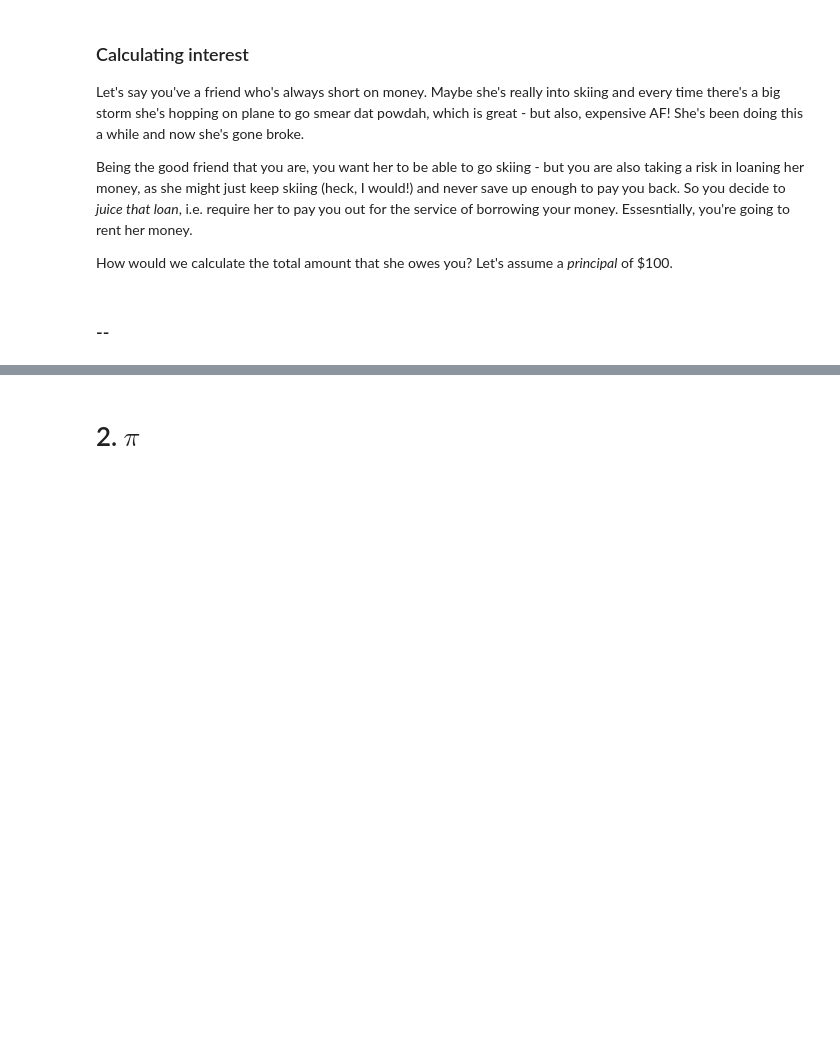
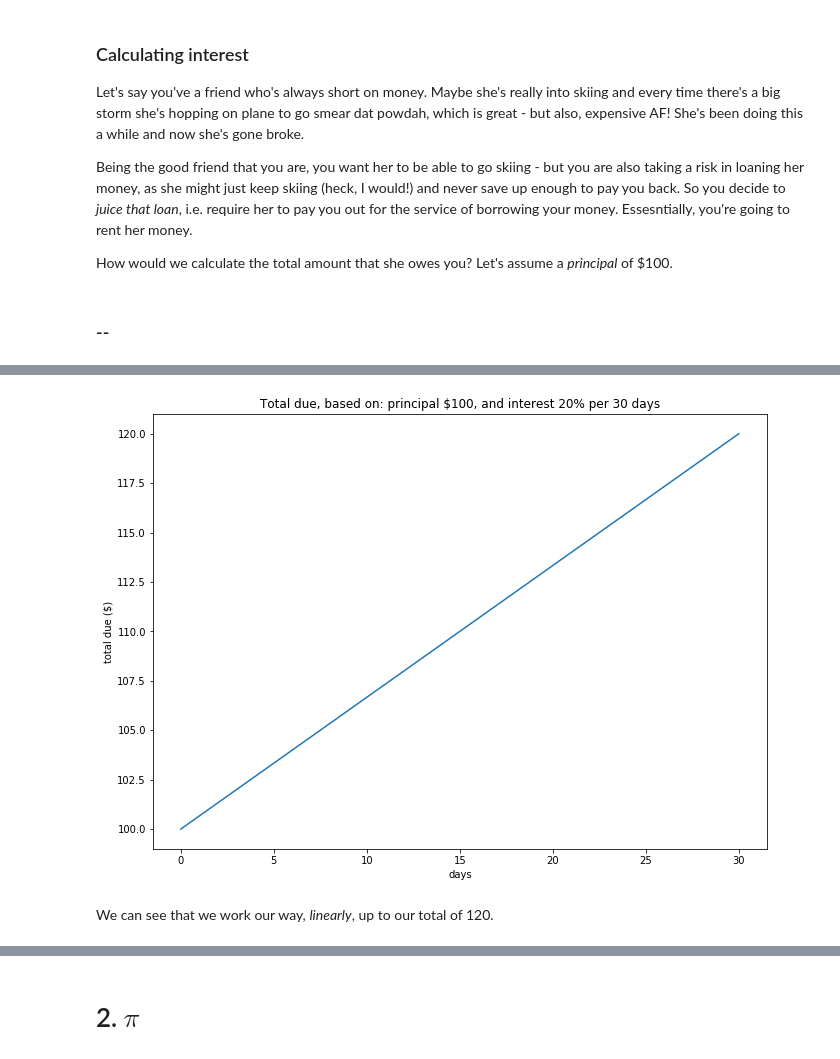
Before and after one commit to contently/math_class, a Jupyter notebook: limits.ipynb, the cells around one changed output, grey strips where cells are left out. Drawn from its saved outputs; the diff is of its cells as text; code cells hidden in the pictures; blank space fills up the shorter version.

```diff
--- a/limits.ipynb
+++ b/limits.ipynb
@@ -42,7 +46,7 @@ def plot_basic_interest(principal=100):
     xlab = fig.axes[0].set_xlabel("interest rate (%)")
     ylab = fig.axes[0].set_ylabel("total due ($)")
 
-    title = plt.title(f"Total due, based principal of ${principal}, across different interest rates")
+    title = plt.title(f"Total due, based on: principal of ${principal}, across different interest rates")
 
     return ax
 # %%
@@ -75,0 +67,29 @@ def basic_total_due_with_reapplying(principal, interest, num_periods_per_reapply
+# %%
+def basic_total_broken_up(principal, interest, periods_elapsed, periods_for_full_interest):
+    return (1 + (periods_elapsed / periods_for_full_interest) * interest) * principal
+# %%
+def plot_basic_interest_broken_up(principal=100, interest=20, days_for_full_interest=30):
+    fig = plt.figure(figsize=(11, 8))
+    ax = fig.subplots(1)
+
+    days_elapsed = list(range(31))
+
+    totals = []
+    for p in days_elapsed:
+        total_due = basic_total_broken_up(principal, interest / 100, p, days_for_full_interest)
+        totals.append(total_due)
+
+    plot = plt.plot(days_elapsed, totals)
+
+    xlab = fig.axes[0].set_xlabel("days")
+    ylab = fig.axes[0].set_ylabel("total due ($)")
+
+    title = plt.title(f"Total due, based on: principal ${principal}, and interest {interest}% per {days_for_full_interest} days")
+
+    return ax
+# %%
+ax = plot_basic_interest_broken_up()
+# %% [output]
+[figure, added]
+# %% [markdown]
+We can see that we work our way, _linearly_, up to our total of 120.
```
Also changed, not shown: parts of 41 cells of this notebook.
